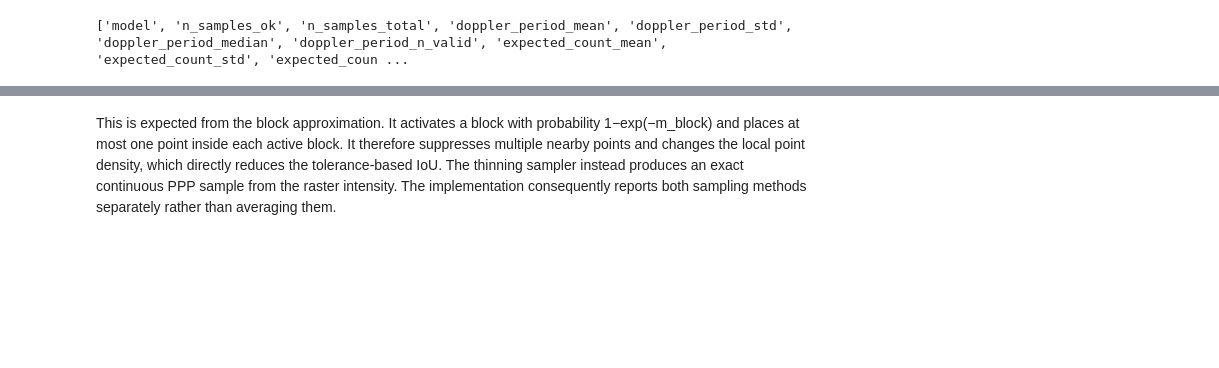
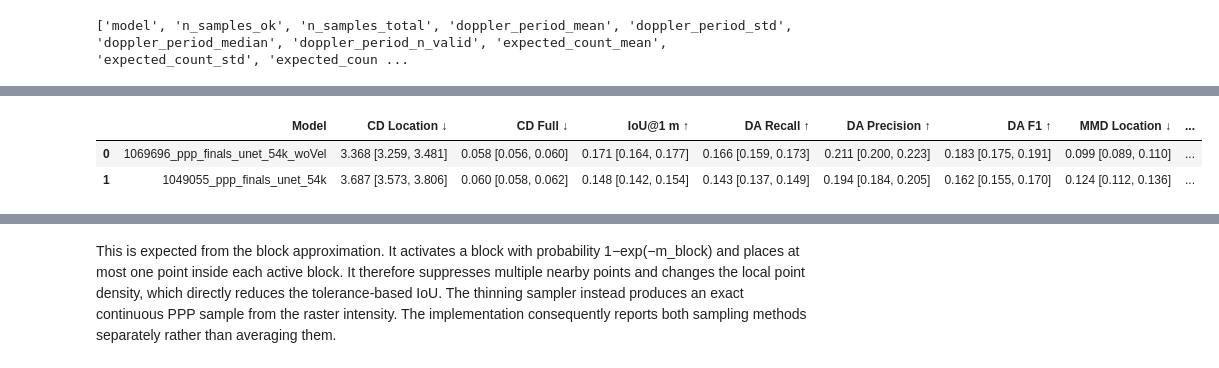
Before and after one commit to fragenabhaken-ux/CMPPP_Radar_MMSegmentation, a Jupyter notebook: ppp_cartesian_bev_metric_eval/compare_bev_models.ipynb, the cells around one changed output, grey strips where cells are left out. Saved outputs shown, nothing was run; the diff lists cells and outputs as text; code cells hidden in the pictures; blank space fills up the shorter version.

```diff
--- a/ppp_cartesian_bev_metric_eval/compare_bev_models.ipynb
+++ b/ppp_cartesian_bev_metric_eval/compare_bev_models.ipynb
@@ -124,3 +333,94 @@ df_summary[selected_metrics].sort_values(by="count_rmse", ascending=True).head(1
+# %%
+radargen_metrics = [
+    "radargen_thinning_chamfer_location_m_mean",
+    "radargen_thinning_chamfer_full_normalized_mean",
+    "radargen_thinning_iou_1m_mean",
+    "radargen_thinning_da_recall_mean",
+    "radargen_thinning_da_precision_mean",
+    "radargen_thinning_da_f1_mean",
+    "radargen_thinning_mmd_location_mean",
+    "radargen_thinning_mmd_rcs_mean",
+    "radargen_thinning_mmd_velocity_mean",
+]
+
+radargen_metric_labels = {
+    "radargen_thinning_chamfer_location_m_mean": (
+        "CD Location ↓"
+    ),
+    "radargen_thinning_chamfer_full_normalized_mean": (
+        "CD Full ↓"
+    ),
+    "radargen_thinning_iou_1m_mean": (
+        "IoU@1 m ↑"
+    ),
+    "radargen_thinning_da_recall_mean": (
+        "DA Recall ↑"
+    ),
+    "radargen_thinning_da_precision_mean": (
+        "DA Precision ↑"
+    ),
+    "radargen_thinning_da_f1_mean": (
+        "DA F1 ↑"
+    ),
+    "radargen_thinning_mmd_location_mean": (
+        "MMD Location ↓"
+    ),
+    "radargen_thinning_mmd_rcs_mean": (
+        "MMD RCS ↓"
+    ),
+    "radargen_thinning_mmd_velocity_mean": (
+        "MMD Velocity ↓"
+    ),
+}
+
+
+radargen_table = df_summary[
+    [
+        "model",
+        *radargen_metrics,
+        *[
+            column
+            for metric in radargen_metrics
+            for column in (
+                f"{metric}_ci95_low",
+                f"{metric}_ci95_high",
+            )
+        ],
+    ]
+].copy()
+
+# Sort while the Chamfer-distance column is still numeric.
+radargen_table = radargen_table.sort_values(
+    by="radargen_thinning_chamfer_location_m_mean",
+    ascending=True,
+).reset_index(drop=True)
+
+for metric in radargen_metrics:
+    radargen_table[metric] = radargen_table.apply(
+        lambda row: format_estimate_with_ci(
+            estimate=row[metric],
+            ci_low=row[f"{metric}_ci95_low"],
+            ci_high=row[f"{metric}_ci95_high"],
+            decimals=3,
+        ),
+        axis=1,
+    )
+
+# Retain only the formatted result columns.
+radargen_table = radargen_table[
+    ["model", *radargen_metrics]
+].rename(
+    columns={
+        "model": "Model",
+        **radargen_metric_labels,
+    }
+)
+
+display(radargen_table)
+# %% [output]
+|  | Model | CD Location ↓ | CD Full ↓ | IoU@1 m ↑ | DA Recall ↑ | DA Precision ↑ | DA F1 ↑ | MMD Location ↓ | ... |
+| 0 | 1069696_ppp_finals_unet_54k_woVel | 3.368 [3.259, 3.481] | 0.058 [0.056, 0.060] | 0.171 [0.164, 0.177] | 0.166 [0.159, 0.173] | 0.211 [0.200, 0.223] | 0.183 [0.175, 0.191] | 0.099 [0.089, 0.110] | ... |
+| 1 | 1049055_ppp_finals_unet_54k | 3.687 [3.573, 3.806] | 0.060 [0.058, 0.062] | 0.148 [0.142, 0.154] | 0.143 [0.137, 0.149] | 0.194 [0.184, 0.205] | 0.162 [0.155, 0.170] | 0.124 [0.112, 0.136] | ... |
 # %%
 import numpy as np
 import matplotlib.pyplot as plt
```
Also changed, not shown: parts of 12 cells of this notebook, 22 other files.
